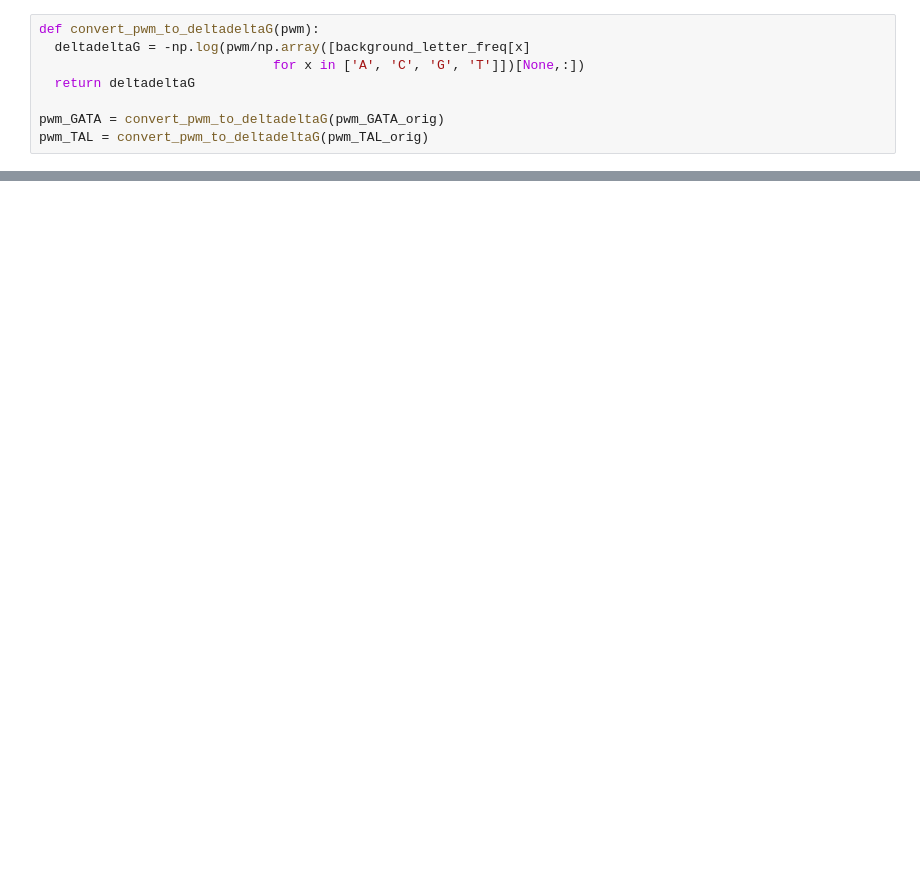
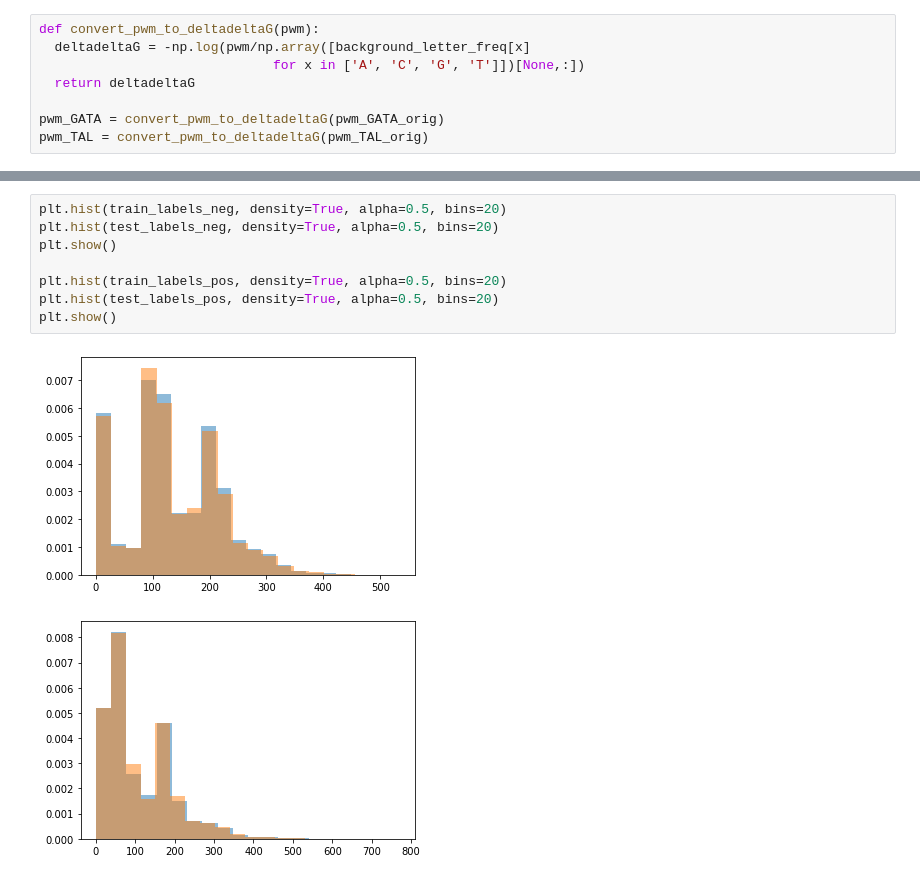
Before and after one commit to kundajelab/feature_interactions, a Jupyter notebook: av/Generate_Data.ipynb, the cells around one changed output, grey strips where cells are left out. Saved outputs shown, nothing was run; the diff lists cells and outputs as text; blank space fills up the shorter version.

```diff
--- a/av/Generate_Data.ipynb
+++ b/av/Generate_Data.ipynb
@@ -204,0 +235,11 @@ pos_labels_fh.close()
+# %%
+plt.hist(train_labels_neg, density=True, alpha=0.5, bins=20)
+plt.hist(test_labels_neg, density=True, alpha=0.5, bins=20)
+plt.show()
+
+plt.hist(train_labels_pos, density=True, alpha=0.5, bins=20)
+plt.hist(test_labels_pos, density=True, alpha=0.5, bins=20)
+plt.show()
+# %% [output]
+[figure, added]
+[figure, added]
```
Also changed, not shown: parts of 27 cells of this notebook.
